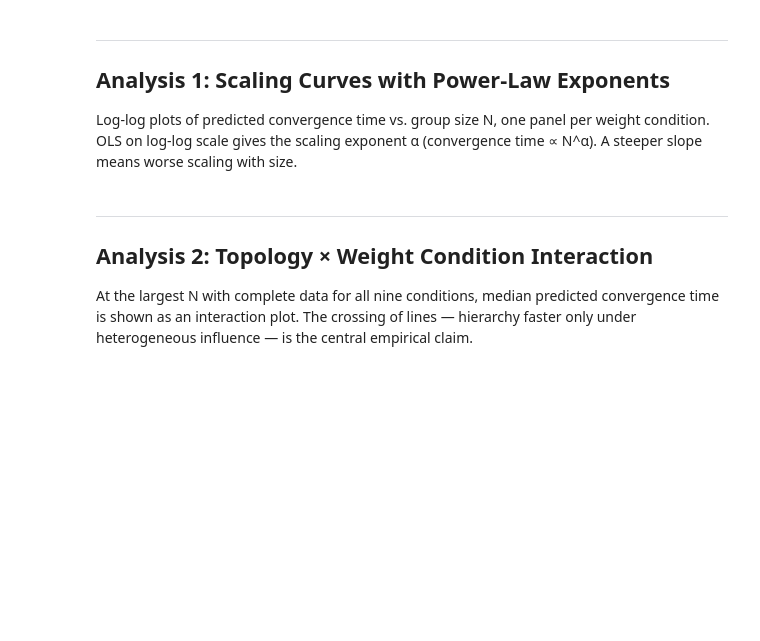
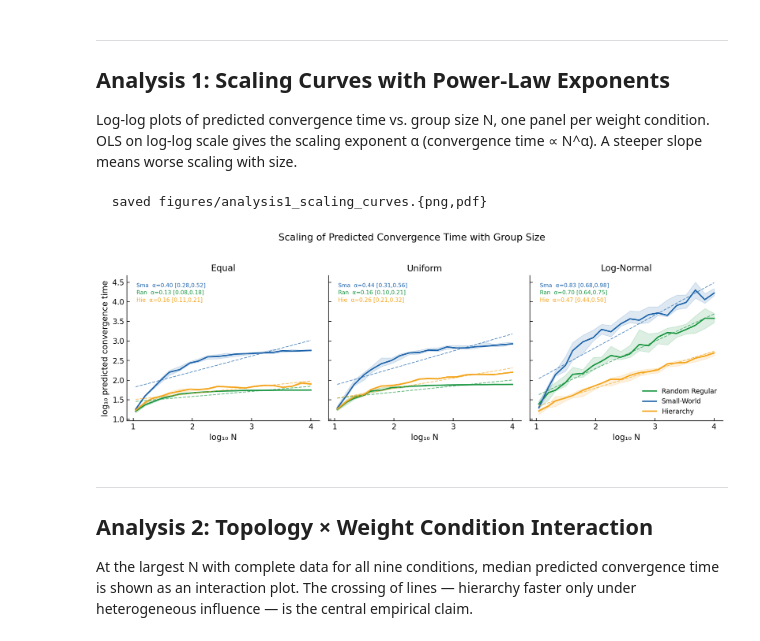
Before and after one commit to caleb-chandler/hierarchy-info-project, a Jupyter notebook: analysis.ipynb, the cells around one changed output. Drawn from its saved outputs; the diff is of its cells as text; code cells hidden in the pictures; blank space fills up the shorter version.

Commit message:
changed some analyses and ran a version of sim with log-scaled size increments

```diff
--- a/analysis.ipynb
+++ b/analysis.ipynb
@@ -44,9 +44,9 @@ mpl.rcParams.update({
 
 # ── Colour / style maps ─────────────────────────────────────────────────────
 TOPO_COLORS = {
-    'Random Regular': '#2166ac',
-    'Small-World':    '#f4a41b',
-    'Hierarchy':      '#1a9641',
+    'Random Regular': '#1a9641',
+    'Small-World':    '#2166ac',
+    'Hierarchy':      '#f4a41b'
 }
 WEIGHT_MARKERS = {
     'Equal':      'o',
@@ -81,7 +83,12 @@ TOPO_FILE_MAP = {
     'hierarchy':   'Hierarchy',
 }
 
-BASE = 'results/inf_distr'
+log = 0 # flag for using the log-scaled test sizes instead of the linear ones
+if log:
+    BASE = 'results/inf_distr'
+else:
+    BASE = 'results/inf_distr_linspace'
+
 KEEP = [
     'consensus_time', 'converged', 'spectral_gap',
     'lambda_2_modulus', 'predicted_convergence_time', 'final_disagreement',
@@ -110,4 +117,4 @@ df['predicted_convergence_time'] = df['predicted_convergence_time'].replace(
 
 print(f'Loaded {len(df):,} trial rows')
 print(f'N values ({df["N"].nunique()} unique): {sorted(df["N"].unique())[:5]} ...')
-df.head(3)
+df.head(4)
@@ -141,6 +156,7 @@ def ols_powerlaw(log_N, log_t):
 
 fig, axes = plt.subplots(1, 3, figsize=(12, 4), sharey=True)
 exponent_records = []
+display_order = {'Small-World': 0, 'Random Regular': 1, 'Hierarchy': 2}
 
 for ax, wc in zip(axes, WEIGHTS):
     sub = df[(df['weight_condition'] == wc) &
@@ -162,38 +178,45 @@ for ax, wc in zip(axes, WEIGHTS):
                 color=color, label=topo, zorder=3)
         ax.fill_between(np.log10(Nv),
                         np.log10(np.maximum(q25.values, 1e-3)),
                         np.log10(np.maximum(q75.values, 1e-3)),
                         color=color, alpha=0.15, zorder=2)
 
-        alpha, beta, alo, ahi = ols_powerlaw(
-            ts['log_N'].values, ts['log_t'].values)
+        # NEW CODE: Fit only on the medians
+        log_N_med = np.log(med.index.values)
+        log_t_med = np.log(med.values)
+
+        alpha, beta, alo, ahi = ols_powerlaw(log_N_med, log_t_med)
         exponent_records.append(
             dict(weight=wc, topology=topo, alpha=alpha, alpha_lo=alo, alpha_hi=ahi))
 
         if np.isfinite(alpha):
             lN      = np.array([ts['log_N'].min(), ts['log_N'].max()])
             lT_fit  = alpha * lN + beta
             ax.plot(lN / np.log(10), lT_fit / np.log(10),
                     color=color, ls='--', lw=1.1, alpha=0.65, zorder=4)
-            y_ann = 0.08 + 0.18 * TOPOS.index(topo)
+            y_ann = 0.95 - 0.05 * display_order[topo]
             ax.text(0.05, y_ann,
                     f'{topo[:3]}  α={alpha:.2f} [{alo:.2f},{ahi:.2f}]',
                     transform=ax.transAxes, fontsize=7.5,
-                    color=color, va='bottom')
+                    color=color, va='top')
 
     ax.set_title(wc)
     ax.set_xlabel('log₁₀ N')
     ax.xaxis.set_major_locator(mticker.MaxNLocator(integer=True, nbins=4))
 
 axes[0].set_ylabel('log₁₀ predicted convergence time')
 
 handles = [Line2D([0], [0], color=TOPO_COLORS[t], label=t) for t in TOPOS]
-axes[2].legend(handles=handles, loc='upper left', frameon=False)
+axes[2].legend(handles=handles, loc='lower right', frameon=False)
 
 fig.suptitle('Scaling of Predicted Convergence Time with Group Size',
              fontsize=13, y=1.02)
+plt.tight_layout()
 savefig(fig, 'analysis1_scaling_curves')
 plt.show()
+# %% [output]
+  saved figures/analysis1_scaling_curves.{png,pdf}
+[figure, added]
 # %% [markdown]
 ---
 ## Analysis 2: Topology × Weight Condition Interaction
```
Also changed, not shown: parts of 9 cells of this notebook, 33 other files.
